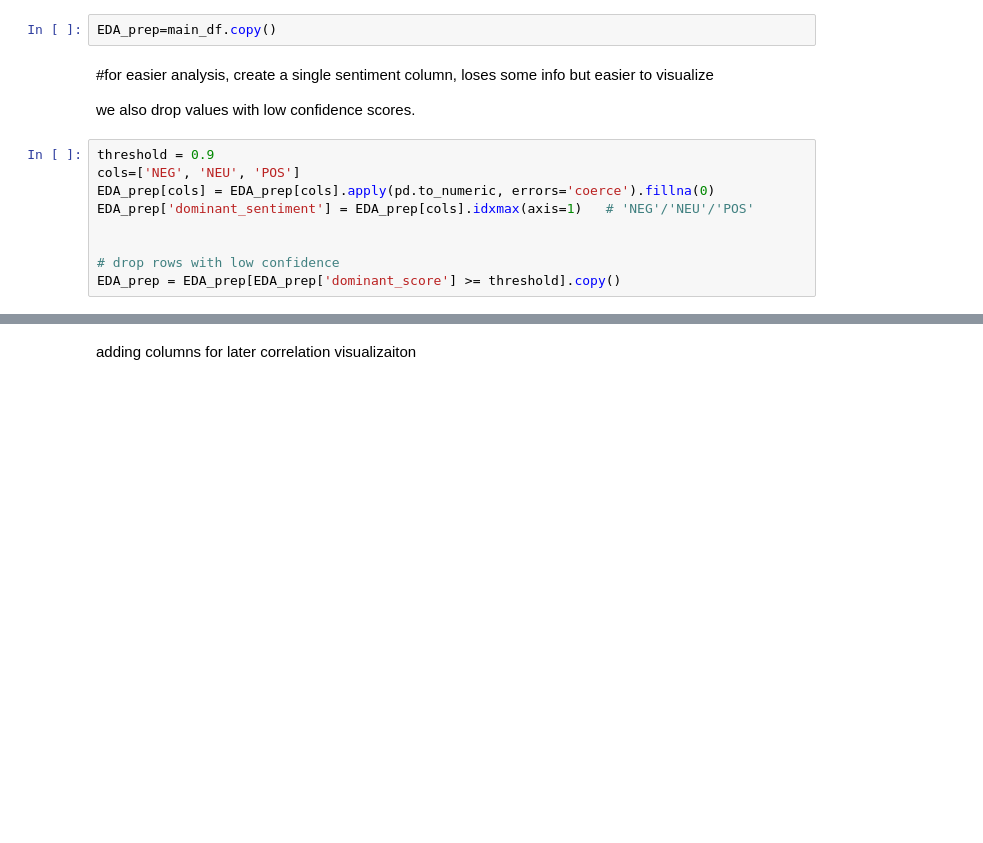
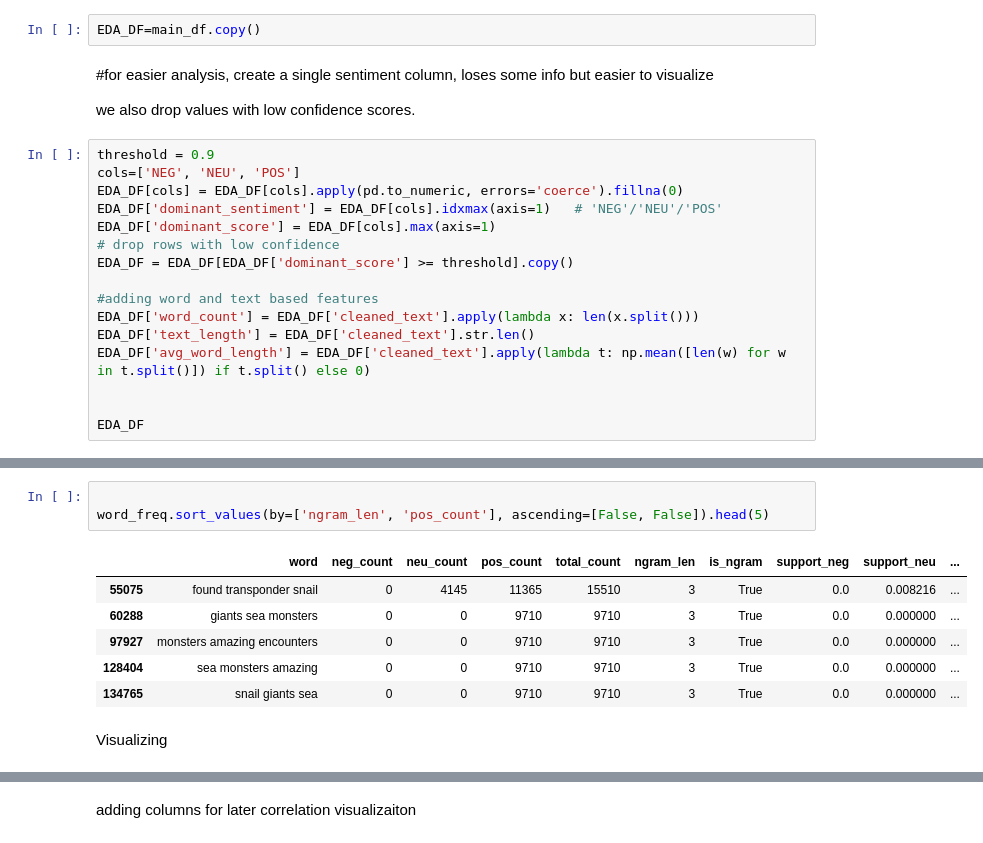
Before and after one commit to jelittle/EECS_4412_Final_Project, a Jupyter notebook: EDA/t4sa_EDA_Joshua.ipynb, the cells around one changed output, grey strips where cells are left out. Saved outputs shown, nothing was run; the diff lists cells and outputs as text; blank space fills up the shorter version.

```diff
--- a/EDA/t4sa_EDA_Joshua.ipynb
+++ b/EDA/t4sa_EDA_Joshua.ipynb
@@ -182,5 +177,5 @@ main_df
 # %%
-EDA_prep=main_df.copy()
+EDA_DF=main_df.copy()
 # %% [markdown]
 #for easier analysis, create a single sentiment column, loses some info but easier to visualize
 
@@ -188,12 +183,19 @@ we also drop values with low confidence scores.
 # %%
 threshold = 0.9
 cols=['NEG', 'NEU', 'POS']
-EDA_prep[cols] = EDA_prep[cols].apply(pd.to_numeric, errors='coerce').fillna(0)
-EDA_prep['dominant_sentiment'] = EDA_prep[cols].idxmax(axis=1)   # 'NEG'/'NEU'/'POS'
+EDA_DF[cols] = EDA_DF[cols].apply(pd.to_numeric, errors='coerce').fillna(0)
+EDA_DF['dominant_sentiment'] = EDA_DF[cols].idxmax(axis=1)   # 'NEG'/'NEU'/'POS'
+EDA_DF['dominant_score'] = EDA_DF[cols].max(axis=1)
+# drop rows with low confidence
+EDA_DF = EDA_DF[EDA_DF['dominant_score'] >= threshold].copy()
+
+#adding word and text based features
+EDA_DF['word_count'] = EDA_DF['cleaned_text'].apply(lambda x: len(x.split()))
+EDA_DF['text_length'] = EDA_DF['cleaned_text'].str.len()
+EDA_DF['avg_word_length'] = EDA_DF['cleaned_text'].apply(lambda t: np.mean([len(w) for w in t.split()]) if t.split() else 0)
 
 
-# drop rows with low confidence
-EDA_prep = EDA_prep[EDA_prep['dominant_score'] >= threshold].copy()
+EDA_DF
 # %% [output]
 |  | id | text | NEG | NEU | POS | is_retweet | username | urls | cleaned_text | hashtags | ... |
 | 0 | 768097627686604801 | Josh Jenkins is looking forward t... | 0.008090 | 0.042331 | 0.949579 | False | None | [https://t.co/antImqAo4Y, https:/... | Josh Jenkins is looking forward t... | None | ... |
@@ -211 +268,13 @@ EDA_prep = EDA_prep[EDA_prep['dominant_score'] >= threshold].copy()
+# %%
+
+word_freq.sort_values(by=['ngram_len', 'pos_count'], ascending=[False, False]).head(5)
+# %% [output]
+|  | word | neg_count | neu_count | pos_count | total_count | ngram_len | is_ngram | support_neg | support_neu | ... |
+| 55075 | found transponder snail | 0 | 4145 | 11365 | 15510 | 3 | True | 0.0 | 0.008216 | ... |
+| 60288 | giants sea monsters | 0 | 0 | 9710 | 9710 | 3 | True | 0.0 | 0.000000 | ... |
+| 97927 | monsters amazing encounters | 0 | 0 | 9710 | 9710 | 3 | True | 0.0 | 0.000000 | ... |
+| 128404 | sea monsters amazing | 0 | 0 | 9710 | 9710 | 3 | True | 0.0 | 0.000000 | ... |
+| 134765 | snail giants sea | 0 | 0 | 9710 | 9710 | 3 | True | 0.0 | 0.000000 | ... |
+# %% [markdown]
+Visualizing
 # %%
```
Also changed, not shown: parts of 6 cells of this notebook.
